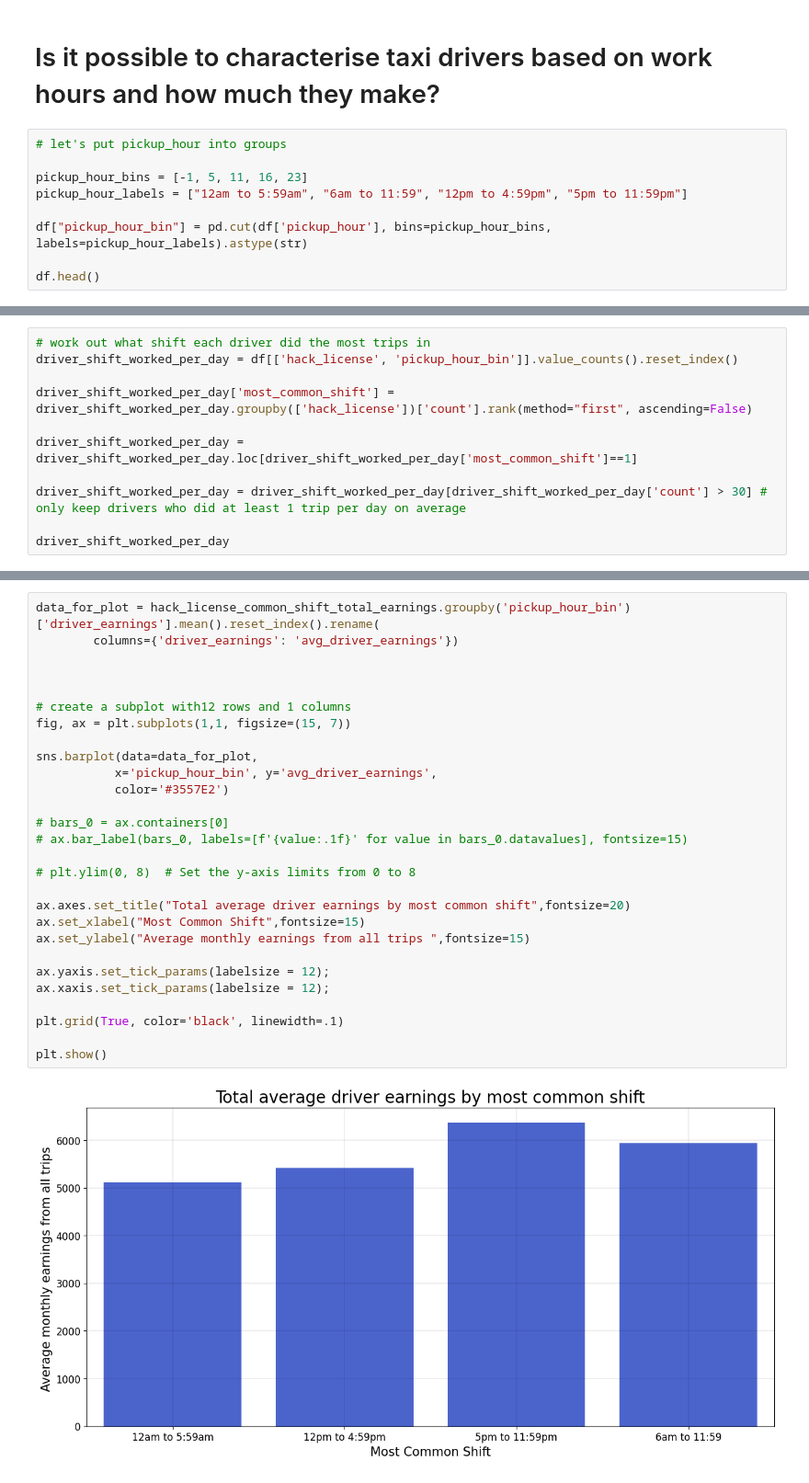
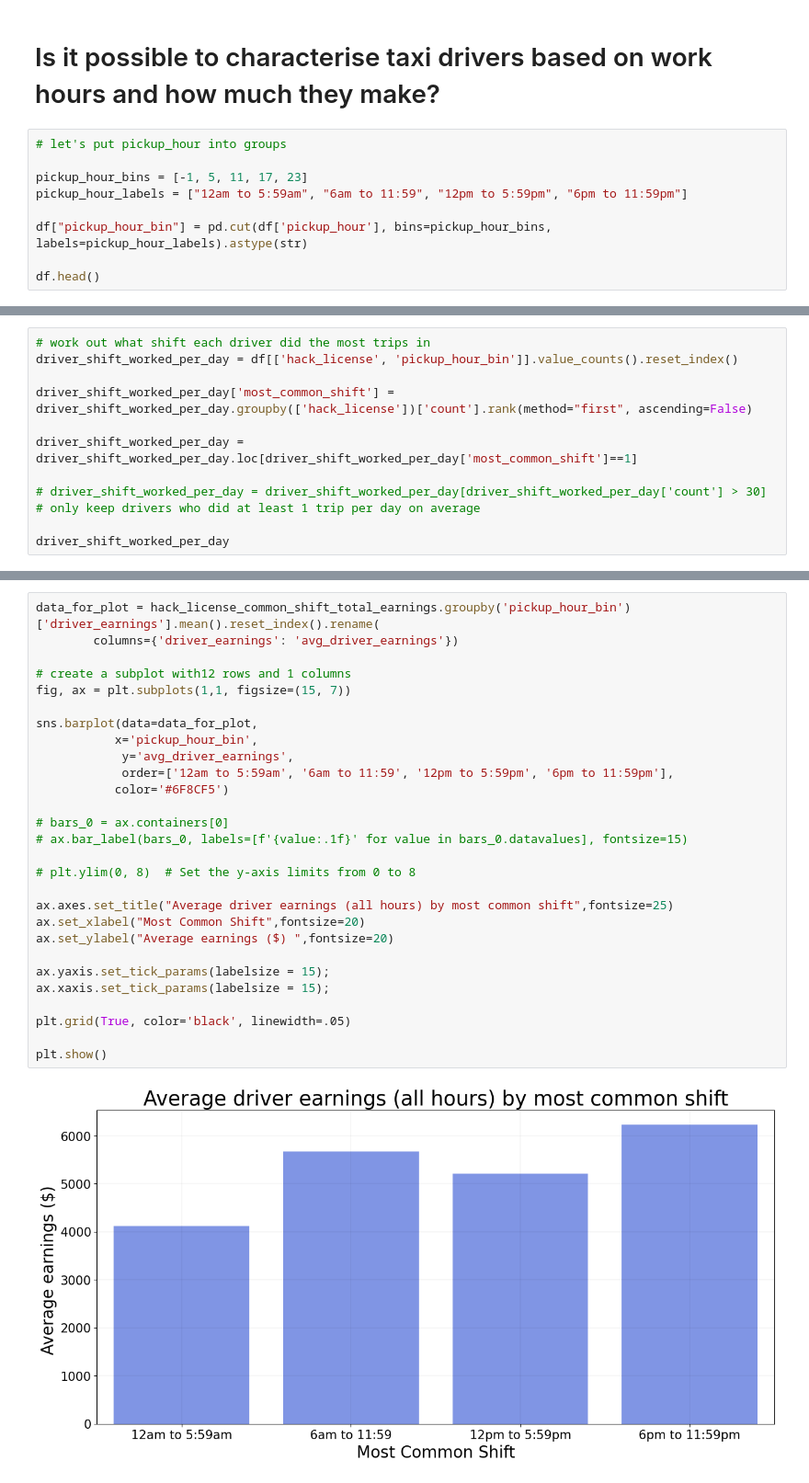
Before and after one commit to benmurphy97/nyc-taxi-cab, a Jupyter notebook: EDA-1.4-characterise-driver.ipynb, the cells around one changed output, grey strips where cells are left out. Shown at 92% size. Cells and saved outputs as stored; diff of their text form.

```diff
--- a/EDA-1.4-characterise-driver.ipynb
+++ b/EDA-1.4-characterise-driver.ipynb
@@ -32,8 +32,8 @@ df.head()
 # %%
 # let's put pickup_hour into groups
 
-pickup_hour_bins = [-1, 5, 11, 16, 23]
-pickup_hour_labels = ["12am to 5:59am", "6am to 11:59", "12pm to 4:59pm", "5pm to 11:59pm"]
+pickup_hour_bins = [-1, 5, 11, 17, 23]
+pickup_hour_labels = ["12am to 5:59am", "6am to 11:59", "12pm to 5:59pm", "6pm to 11:59pm"]
 
 df["pickup_hour_bin"] = pd.cut(df['pickup_hour'], bins=pickup_hour_bins, labels=pickup_hour_labels).astype(str)
 
@@ -53,7 +53,7 @@ driver_shift_worked_per_day['most_common_shift'] = driver_shift_worked_per_day.g
 
 driver_shift_worked_per_day = driver_shift_worked_per_day.loc[driver_shift_worked_per_day['most_common_shift']==1]
 
-driver_shift_worked_per_day = driver_shift_worked_per_day[driver_shift_worked_per_day['count'] > 30] # only keep drivers who did at least 1 trip per day on average
+# driver_shift_worked_per_day = driver_shift_worked_per_day[driver_shift_worked_per_day['count'] > 30] # only keep drivers who did at least 1 trip per day on average
 
 driver_shift_worked_per_day
 # %% [output]
@@ -153,30 +161,30 @@ plt.show()
 # %%
 data_for_plot = hack_license_common_shift_total_earnings.groupby('pickup_hour_bin')['driver_earnings'].mean().reset_index().rename(
         columns={'driver_earnings': 'avg_driver_earnings'})
-
-
 
 # create a subplot with12 rows and 1 columns
 fig, ax = plt.subplots(1,1, figsize=(15, 7))
 
 sns.barplot(data=data_for_plot,
-           x='pickup_hour_bin', y='avg_driver_earnings',
-           color='#3557E2')
+           x='pickup_hour_bin',
+            y='avg_driver_earnings',
+            order=['12am to 5:59am', '6am to 11:59', '12pm to 5:59pm', '6pm to 11:59pm'],
+           color='#6F8CF5')
 
 # bars_0 = ax.containers[0]
 # ax.bar_label(bars_0, labels=[f'{value:.1f}' for value in bars_0.datavalues], fontsize=15)
 
 # plt.ylim(0, 8)  # Set the y-axis limits from 0 to 8
 
-ax.axes.set_title("Total average driver earnings by most common shift",fontsize=20)
-ax.set_xlabel("Most Common Shift",fontsize=15)
-ax.set_ylabel("Average monthly earnings from all trips ",fontsize=15)
+ax.axes.set_title("Average driver earnings (all hours) by most common shift",fontsize=25)
+ax.set_xlabel("Most Common Shift",fontsize=20)
+ax.set_ylabel("Average earnings ($) ",fontsize=20)
 
-ax.yaxis.set_tick_params(labelsize = 12);
-ax.xaxis.set_tick_params(labelsize = 12);
+ax.yaxis.set_tick_params(labelsize = 15);
+ax.xaxis.set_tick_params(labelsize = 15);
 
-plt.grid(True, color='black', linewidth=.1)
+plt.grid(True, color='black', linewidth=.05)
 
 plt.show()
 # %% [output]
-[figure, old version]
+[figure, new version]
```
Also changed, not shown: parts of 6 cells of this notebook.
